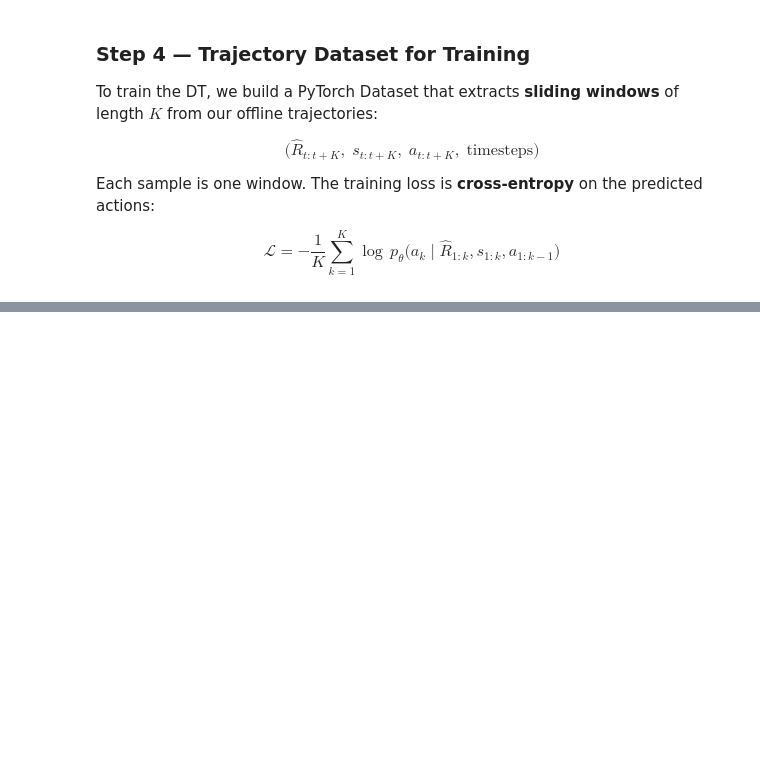
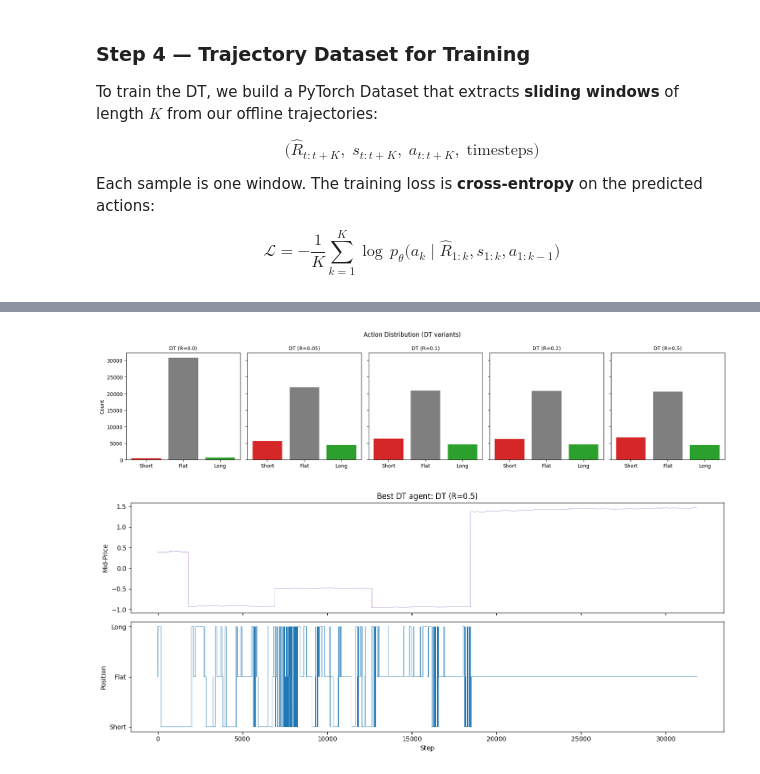
Before and after one commit to produit-scalaire/Decision-Transformer-LOB-Trading, a Jupyter notebook: main.ipynb, the cells around one changed output, grey strips where cells are left out. Saved outputs shown, nothing was run; the diff lists cells and outputs as text; code cells hidden in the pictures; blank space fills up the shorter version.

```diff
--- a/main.ipynb
+++ b/main.ipynb
@@ -1109,0 +1518,39 @@ Forward pass OK!
+# %%
+# -- Action distribution for each DT target return --
+fig, axes = plt.subplots(1, len(dt_results), figsize=(3.5 * len(dt_results), 4), sharey=True)
+action_labels = ["Short", "Flat", "Long"]
+
+for ax, (name, res) in zip(axes, dt_results.items()):
+    # positions are in {-1, 0, 1}, actions are pos+1 = {0, 1, 2}
+    pos = res["positions"]
+    counts = [(pos == -1).sum(), (pos == 0).sum(), (pos == 1).sum()]
+    ax.bar(action_labels, counts, color=["tab:red", "tab:grey", "tab:green"])
+    ax.set_title(name, fontsize=10)
+    ax.set_ylabel("Count" if ax == axes[0] else "")
+
+fig.suptitle("Action Distribution (DT variants)", fontsize=12)
+plt.tight_layout()
+plt.show()
+
+# -- Best DT: position over time vs mid-price --
+best_dt_name = max(dt_results, key=lambda k: dt_results[k]["rewards"].sum())
+best_res = dt_results[best_dt_name]
+
+fig, axes = plt.subplots(2, 1, figsize=(14, 6), sharex=True)
+
+axes[0].plot(best_res["mids"], linewidth=0.4, color="tab:purple")
+axes[0].set_ylabel("Mid-Price")
+axes[0].set_title(f"Best DT agent: {best_dt_name}")
+
+axes[1].step(range(len(best_res["positions"])), best_res["positions"],
+             linewidth=0.6, color="tab:blue", where="post")
+axes[1].set_ylabel("Position")
+axes[1].set_yticks([-1, 0, 1])
+axes[1].set_yticklabels(["Short", "Flat", "Long"])
+axes[1].set_xlabel("Step")
+
+plt.tight_layout()
+plt.show()
+# %% [output]
+[figure, added]
+[figure, added]
```
Also changed, not shown: parts of 21 cells of this notebook, 1 other file.
